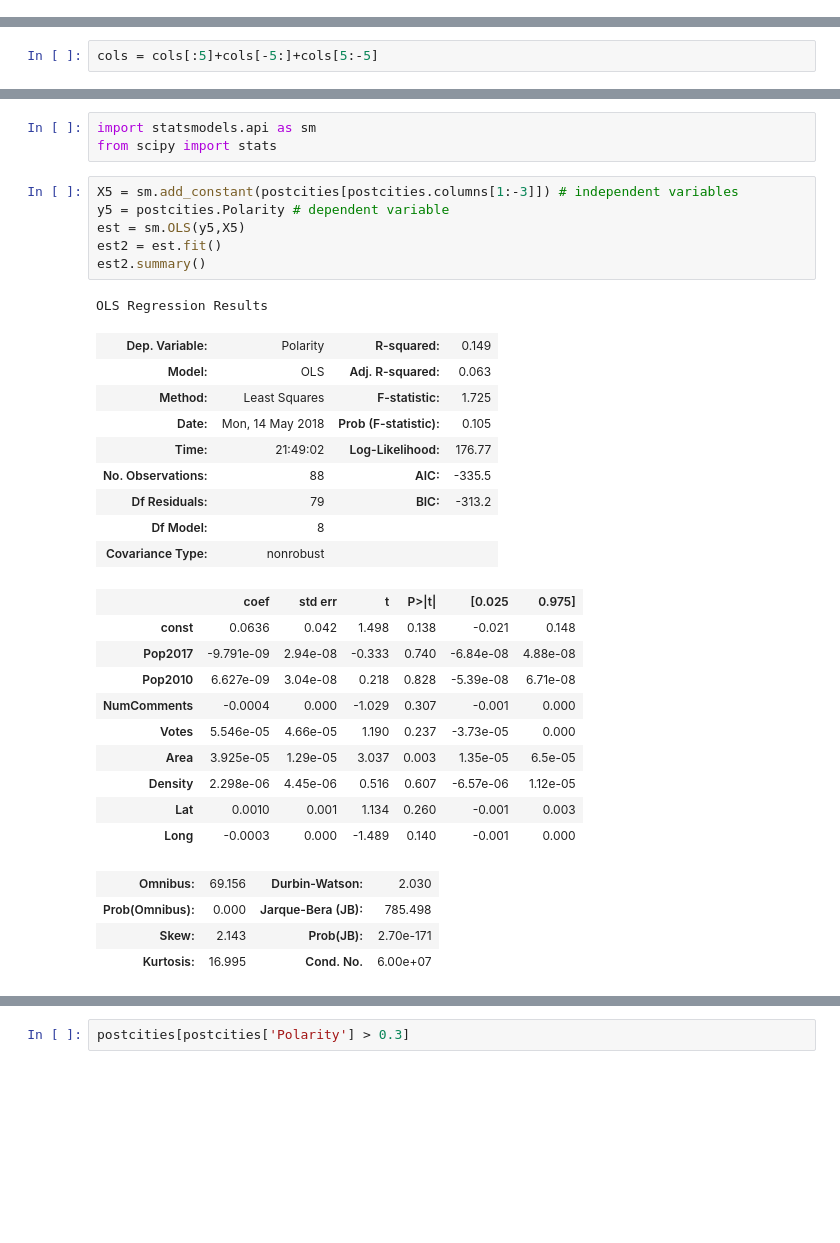
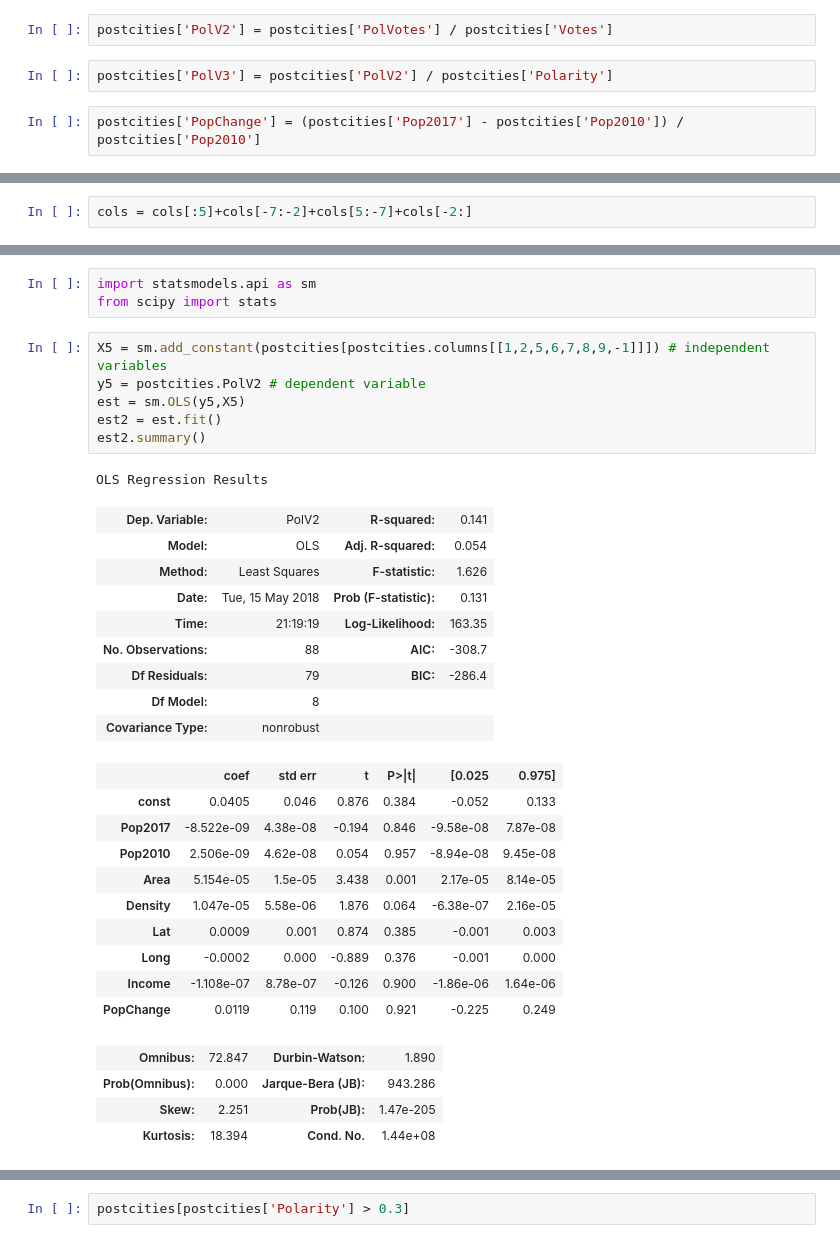
Before and after one commit to dragos2005/webscraping, a Jupyter notebook: reddit.ipynb, the cells around one changed output, grey strips where cells are left out. Cells and saved outputs as stored; diff of their text form; blank space fills up the shorter version.

```diff
--- a/reddit.ipynb
+++ b/reddit.ipynb
@@ -589,6 +626,12 @@ postcities.head(11)
 postcities = postcities[postcities['CityName'].isin(cities['Name'])]
 # %%
 postcities = postcities.join(cities.set_index('Name'), on = 'CityName')
+# %%
+postcities['PolV2'] = postcities['PolVotes'] / postcities['Votes']
+# %%
+postcities['PolV3'] = postcities['PolV2'] / postcities['Polarity']
+# %%
+postcities['PopChange'] = (postcities['Pop2017'] - postcities['Pop2010']) / postcities['Pop2010']
 # %%
 postcities.head()
 # %% [output]
@@ -601,6 +644,6 @@ postcities.head()
 # %%
 cols = postcities.columns.tolist()
 # %%
-cols = cols[:5]+cols[-5:]+cols[5:-5]
+cols = cols[:5]+cols[-7:-2]+cols[5:-7]+cols[-2:]
 # %%
 postcities = postcities[cols]
@@ -638,34 +692,34 @@ linreg4.score(X4,y4)
 import statsmodels.api as sm
 from scipy import stats
 # %%
-X5 = sm.add_constant(postcities[postcities.columns[1:-3]]) # independent variables
-y5 = postcities.Polarity # dependent variable
+X5 = sm.add_constant(postcities[postcities.columns[[1,2,5,6,7,8,9,-1]]]) # independent variables
+y5 = postcities.PolV2 # dependent variable
 est = sm.OLS(y5,X5)
 est2 = est.fit()
 est2.summary()
 # %% [output]
 OLS Regression Results
-| Dep. Variable: | Polarity | R-squared: | 0.149 |
-| Model: | OLS | Adj. R-squared: | 0.063 |
-| Method: | Least Squares | F-statistic: | 1.725 |
-| Date: | Mon, 14 May 2018 | Prob (F-statistic): | 0.105 |
-| Time: | 21:49:02 | Log-Likelihood: | 176.77 |
-| No. Observations: | 88 | AIC: | -335.5 |
-| Df Residuals: | 79 | BIC: | -313.2 |
+| Dep. Variable: | PolV2 | R-squared: | 0.141 |
+| Model: | OLS | Adj. R-squared: | 0.054 |
+| Method: | Least Squares | F-statistic: | 1.626 |
+| Date: | Tue, 15 May 2018 | Prob (F-statistic): | 0.131 |
+| Time: | 21:19:19 | Log-Likelihood: | 163.35 |
+| No. Observations: | 88 | AIC: | -308.7 |
+| Df Residuals: | 79 | BIC: | -286.4 |
 | Df Model: | 8 |  |  |
 | Covariance Type: | nonrobust |  |  |
 |  | coef | std err | t | P>|t| | [0.025 | 0.975] |
-| const | 0.0636 | 0.042 | 1.498 | 0.138 | -0.021 | 0.148 |
-| Pop2017 | -9.791e-09 | 2.94e-08 | -0.333 | 0.740 | -6.84e-08 | 4.88e-08 |
-| Pop2010 | 6.627e-09 | 3.04e-08 | 0.218 | 0.828 | -5.39e-08 | 6.71e-08 |
-| NumComments | -0.0004 | 0.000 | -1.029 | 0.307 | -0.001 | 0.000 |
-| Votes | 5.546e-05 | 4.66e-05 | 1.190 | 0.237 | -3.73e-05 | 0.000 |
-| Area | 3.925e-05 | 1.29e-05 | 3.037 | 0.003 | 1.35e-05 | 6.5e-05 |
-| Density | 2.298e-06 | 4.45e-06 | 0.516 | 0.607 | -6.57e-06 | 1.12e-05 |
-| Lat | 0.0010 | 0.001 | 1.134 | 0.260 | -0.001 | 0.003 |
-| Long | -0.0003 | 0.000 | -1.489 | 0.140 | -0.001 | 0.000 |
+| const | 0.0405 | 0.046 | 0.876 | 0.384 | -0.052 | 0.133 |
+| Pop2017 | -8.522e-09 | 4.38e-08 | -0.194 | 0.846 | -9.58e-08 | 7.87e-08 |
+| Pop2010 | 2.506e-09 | 4.62e-08 | 0.054 | 0.957 | -8.94e-08 | 9.45e-08 |
+| Area | 5.154e-05 | 1.5e-05 | 3.438 | 0.001 | 2.17e-05 | 8.14e-05 |
+| Density | 1.047e-05 | 5.58e-06 | 1.876 | 0.064 | -6.38e-07 | 2.16e-05 |
+| Lat | 0.0009 | 0.001 | 0.874 | 0.385 | -0.001 | 0.003 |
+| Long | -0.0002 | 0.000 | -0.889 | 0.376 | -0.001 | 0.000 |
+| Income | -1.108e-07 | 8.78e-07 | -0.126 | 0.900 | -1.86e-06 | 1.64e-06 |
+| PopChange | 0.0119 | 0.119 | 0.100 | 0.921 | -0.225 | 0.249 |
-| Omnibus: | 69.156 | Durbin-Watson: | 2.030 |
-| Prob(Omnibus): | 0.000 | Jarque-Bera (JB): | 785.498 |
-| Skew: | 2.143 | Prob(JB): | 2.70e-171 |
-| Kurtosis: | 16.995 | Cond. No. | 6.00e+07 |
+| Omnibus: | 72.847 | Durbin-Watson: | 1.890 |
+| Prob(Omnibus): | 0.000 | Jarque-Bera (JB): | 943.286 |
+| Skew: | 2.251 | Prob(JB): | 1.47e-205 |
+| Kurtosis: | 18.394 | Cond. No. | 1.44e+08 |
 # %%
```
Also changed, not shown: parts of 21 cells of this notebook, 10 other files.
